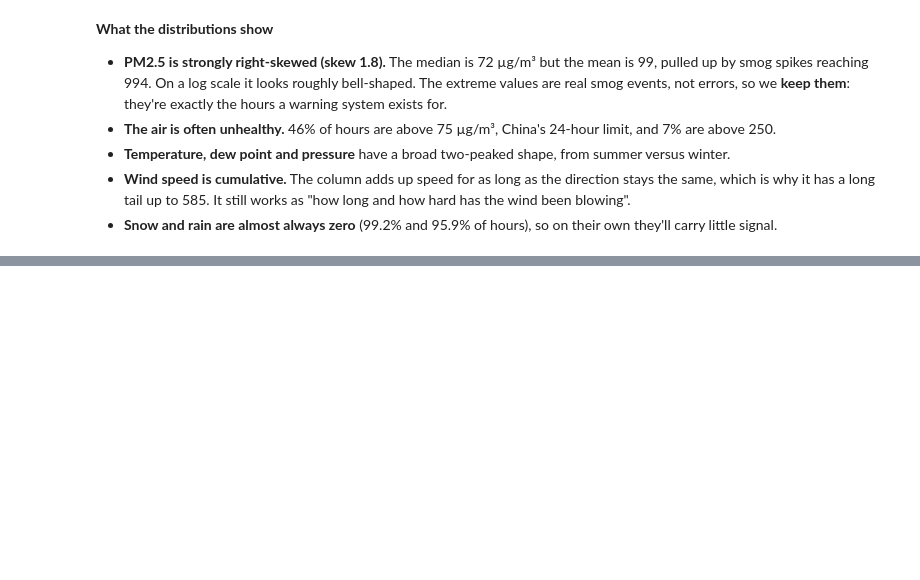
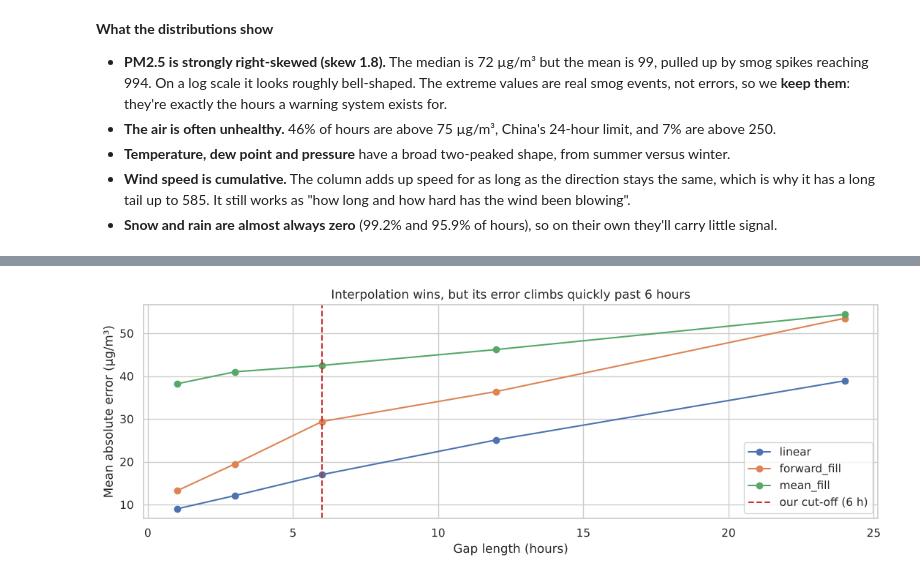
Before and after one commit to teniolaiji/beijing-pm25-forecasting-pipeline, a Jupyter notebook: notebooks/01_eda.ipynb, the cells around one changed output, grey strips where cells are left out. Saved outputs shown, nothing was run; the diff lists cells and outputs as text; code cells hidden in the pictures; blank space fills up the shorter version.

```diff
--- a/notebooks/01_eda.ipynb
+++ b/notebooks/01_eda.ipynb
@@ -120,0 +180,24 @@ save("distributions")
+# %%
+rng = np.random.default_rng(0)
+rows = []
+for gap in [1, 3, 6, 12, 24]:
+    errors = {"linear": [], "forward_fill": [], "mean_fill": []}
+    for _ in range(400):
+        i = rng.integers(48, len(pm) - 48)
+        window = pm.iloc[i - 24 : i + gap + 24]
+        if window.isna().any():
+            continue  # only test on stretches we know the truth for
+        truth = window.iloc[24 : 24 + gap]
+        blank = window.copy()
+        blank.iloc[24 : 24 + gap] = np.nan
+        fills = {
+            "linear": blank.interpolate(),
+            "forward_fill": blank.ffill(),
+            "mean_fill": blank.fillna(blank.mean()),
+        }
+        for name, filled in fills.items():
+            errors[name].append((filled.iloc[24 : 24 + gap] - truth).abs().mean())
+    rows.append({"gap_hours": gap, **{k: np.mean(v) for k, v in errors.items()}})
+
+fill_test = pd.DataFrame(rows).set_index("gap_hours").round(1)
+fill_test
@@ -120,0 +212,10 @@ save("distributions")
+# %%
+fill_test.plot(marker="o")
+plt.axvline(6, color="#c53030", linestyle="--", label="our cut-off (6 h)")
+plt.ylabel("Mean absolute error (µg/m³)")
+plt.xlabel("Gap length (hours)")
+plt.title("Interpolation wins, but its error climbs quickly past 6 hours")
+plt.legend()
+save("fill_method_test")
+# %% [output]
+[figure, added]
```
Also changed, not shown: parts of 7 cells of this notebook, 3 other files.
